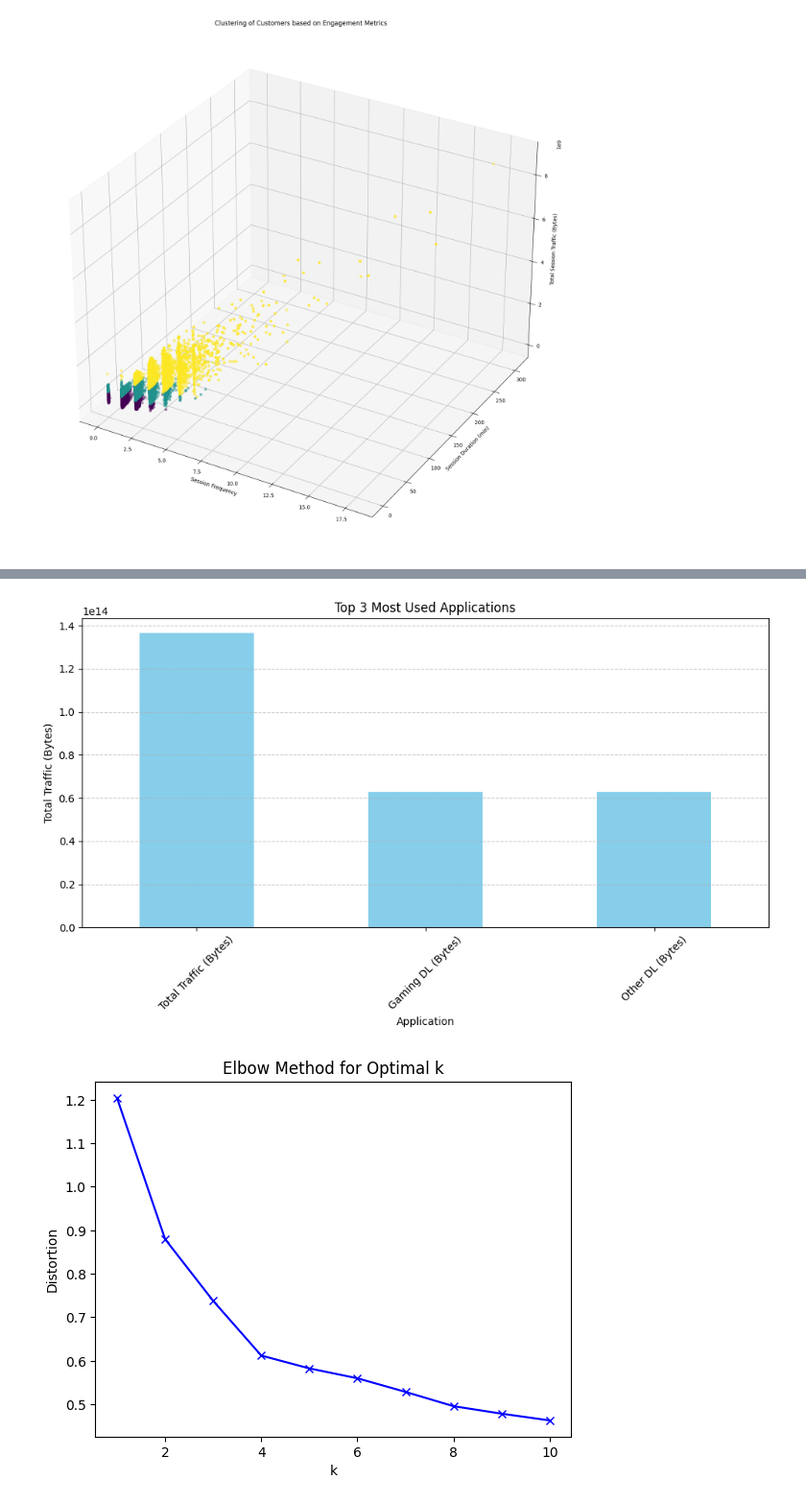
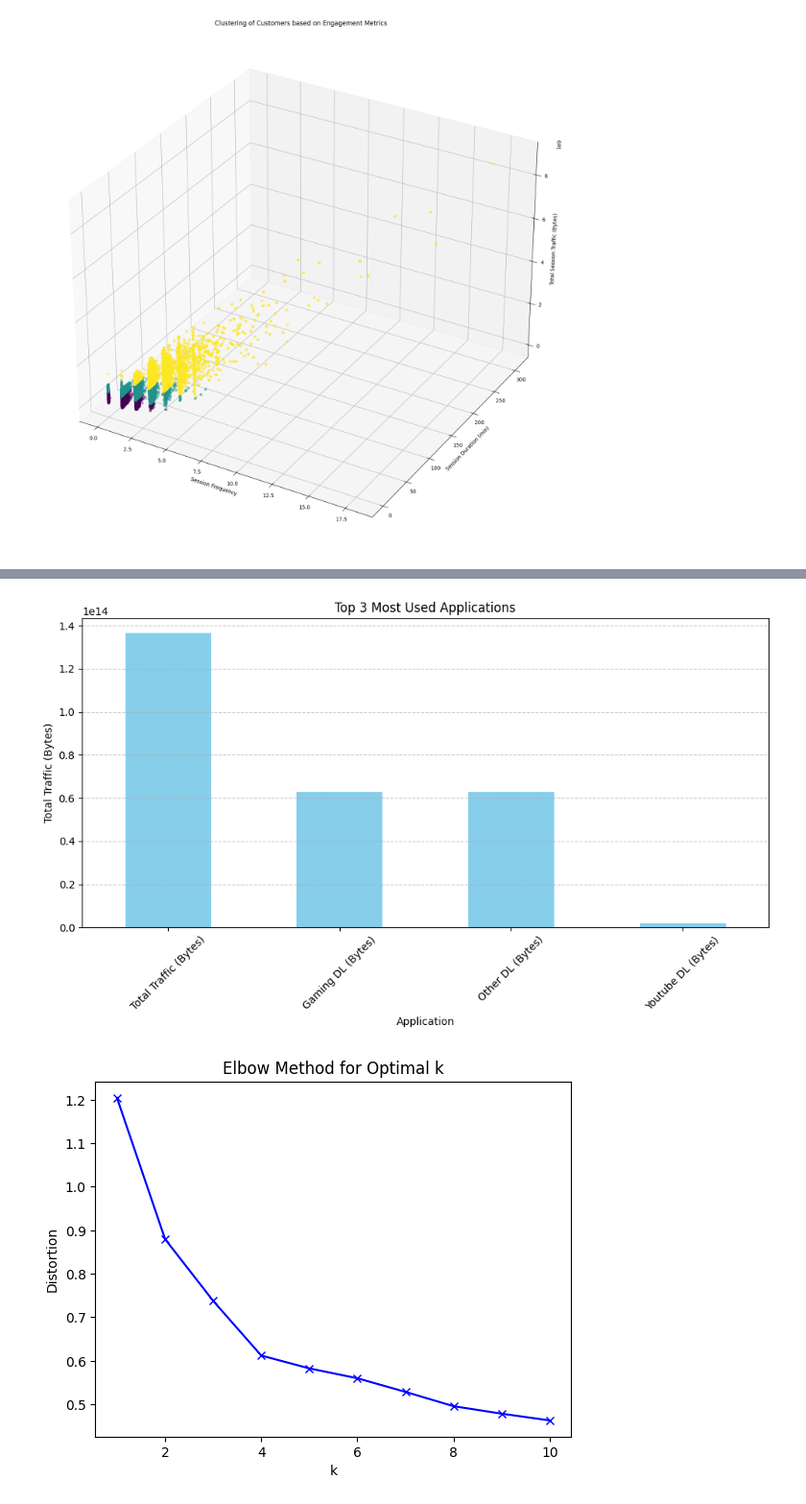
Before and after one commit to kiraassefa19/week-two, a Jupyter notebook: notebooks/user_engagement.ipynb, the cells around one changed output, grey strips where cells are left out. Shown at 96% size. Cells and saved outputs as stored; diff of their text form; code cells hidden in the pictures.

```diff
--- a/notebooks/user_engagement.ipynb
+++ b/notebooks/user_engagement.ipynb
@@ -278,24 +318,24 @@ MSISDN/Number
 # %%
 # Step 4: Plot the top 3 most used applications using appropriate charts
 
 # Aggregate total traffic for each application
 total_traffic_per_application = user_application_traffic.sum()
 
 # Sort the applications based on total traffic
-top_3_applications = total_traffic_per_application.nlargest(3)
+top_3_applications = total_traffic_per_application.nlargest(4)
 
 # Plot the top 3 most used applications
 plt.figure(figsize=(10, 6))
 top_3_applications.plot(kind="bar", color="skyblue")
 plt.title("Top 3 Most Used Applications")
 plt.xlabel("Application")
 plt.ylabel("Total Traffic (Bytes)")
 plt.xticks(rotation=45)
 plt.grid(axis="y", linestyle="--", alpha=0.7)
 plt.tight_layout()
 plt.show()
 # %% [output]
-[figure, old version]
+[figure, new version]
 # %%
 
 # Select engagement metrics for clustering
```
Also changed, not shown: parts of 1 cell of this notebook, 3 other files.
